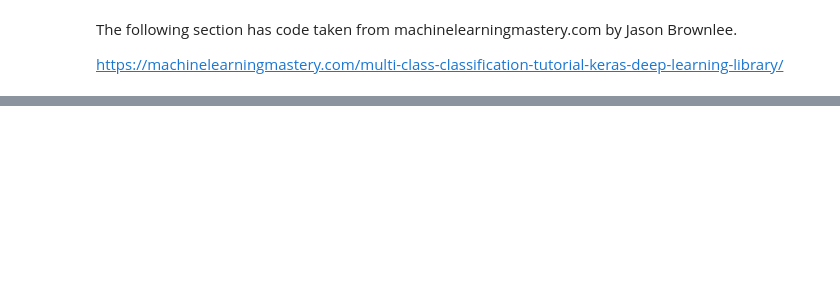
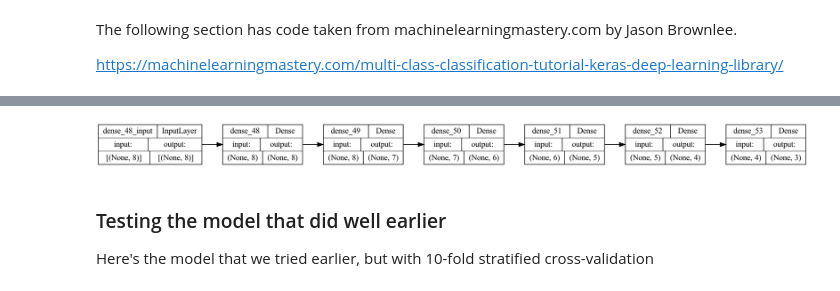
Before and after one commit to yaosam521/ML-Lab-5, a Jupyter notebook: Lab-5.ipynb, the cells around one changed output, grey strips where cells are left out. Cells and saved outputs as stored; diff of their text form; code cells hidden in the pictures; blank space fills up the shorter version.

```diff
--- a/Lab-5.ipynb
+++ b/Lab-5.ipynb
@@ -633,0 +684,9 @@ dict_keys(['loss', 'accuracy', 'val_loss', 'val_accuracy'])
+# %%
+mms = MinMaxScaler()
+
+X_train, X_test, y_train, y_test = train_test_split(X,y,test_size=0.2,stratify=y)
+
+X_train[["Wife's age", "Number of children"]] = mms.fit_transform(X_train[["Wife's age", "Number of children"]])
+X_test[["Wife's age", "Number of children"]] = mms.fit_transform(X_test[["Wife's age", "Number of children"]])
+
+print(X_train)
@@ -633,0 +711,14 @@ dict_keys(['loss', 'accuracy', 'val_loss', 'val_accuracy'])
+# %%
+model = Sequential()
+model.add(Dense(8, input_dim=8, activation='relu'))
+model.add(Dense(7, activation='relu'))
+model.add(Dense(6, activation='sigmoid'))
+model.add(Dense(5, activation='tanh'))
+model.add(Dense(4, activation='sigmoid'))
+model.add(Dense(3, activation='softmax'))
+
+model.summary()
+model.compile(loss='sparse_categorical_crossentropy', optimizer='adagrad', metrics=['accuracy'])
+history = model.fit(X_train, y_train,
+          epochs=150, batch_size=10, verbose = 0,
+          validation_data = (X_test,y_test))
@@ -633,0 +762,11 @@ dict_keys(['loss', 'accuracy', 'val_loss', 'val_accuracy'])
+# %%
+plot_model(
+    model, to_file='model.png', show_shapes=True, show_layer_names=True,
+    rankdir='LR', expand_nested=False, dpi=96
+)
+# %% [output]
+[figure, added]
+# %% [markdown]
+### Testing the model that did well earlier
+
+Here's the model that we tried earlier, but with 10-fold stratified cross-validation
```
Also changed, not shown: parts of 14 cells of this notebook.
